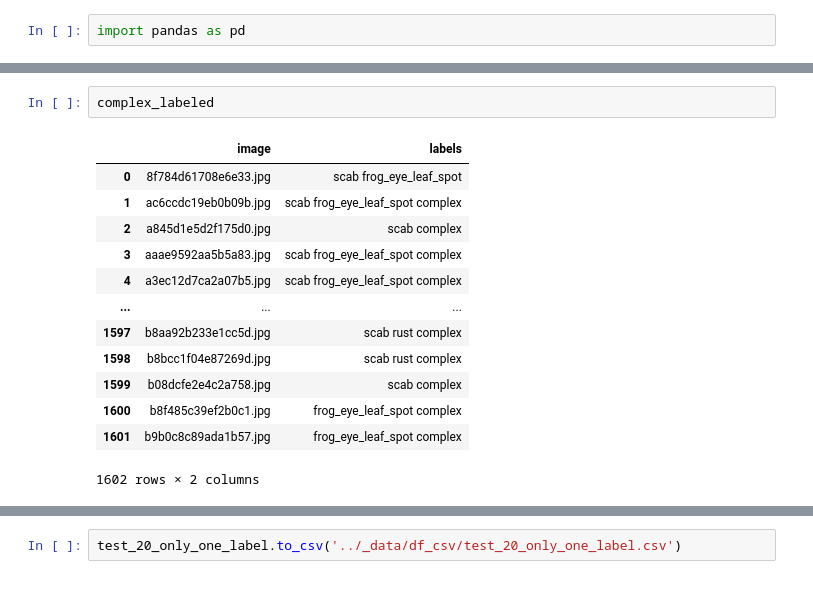
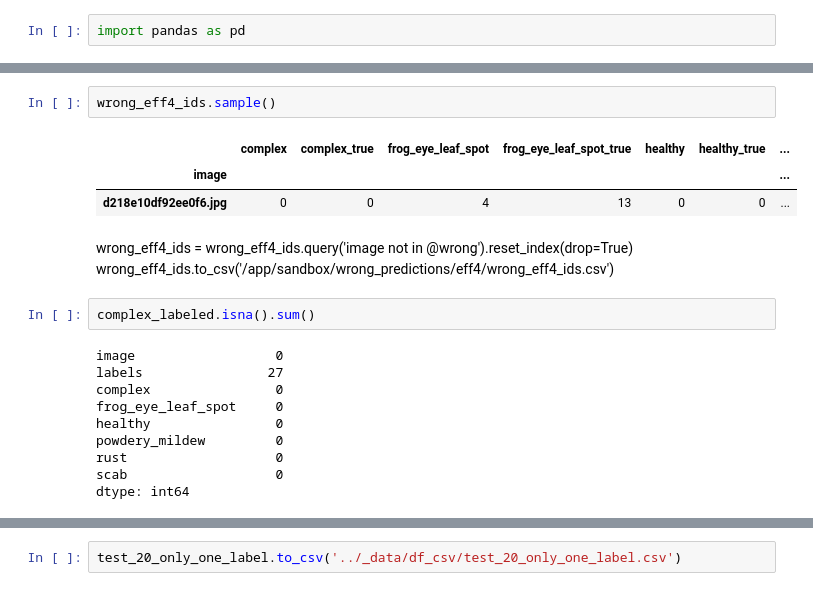
Before and after one commit to ntatanko/kaggle-plant-pathology-v2, a Jupyter notebook: src/make_df.ipynb, the cells around one changed output, grey strips where cells are left out. Cells and saved outputs as stored; diff of their text form.

```diff
--- a/src/make_df.ipynb
+++ b/src/make_df.ipynb
@@ -56,16 +57,21 @@ complex_labeled = pd.read_csv('/app/_data/df_csv/complex_labels.csv')
+# %%
+wrong_eff4_ids.sample()
+# %% [output]
+|  | complex | complex_true | frog_eye_leaf_spot | frog_eye_leaf_spot_true | healthy | healthy_true | ... |
+| image |  |  |  |  |  |  | ... |
+| d218e10df92ee0f6.jpg | 0 | 0 | 4 | 13 | 0 | 0 | ... |
+# %% [markdown]
+wrong_eff4_ids = wrong_eff4_ids.query('image not in @wrong').reset_index(drop=True)
+wrong_eff4_ids.to_csv('/app/sandbox/wrong_predictions/eff4/wrong_eff4_ids.csv')
 # %%
-complex_labeled
+complex_labeled.isna().sum()
 # %% [output]
-|  | image | labels |
-| 0 | 8f784d61708e6e33.jpg | scab frog_eye_leaf_spot |
-| 1 | ac6ccdc19eb0b09b.jpg | scab frog_eye_leaf_spot complex |
-| 2 | a845d1e5d2f175d0.jpg | scab complex |
-| 3 | aaae9592aa5b5a83.jpg | scab frog_eye_leaf_spot complex |
-| 4 | a3ec12d7ca2a07b5.jpg | scab frog_eye_leaf_spot complex |
-| ... | ... | ... |
-| 1597 | b8aa92b233e1cc5d.jpg | scab rust complex |
-| 1598 | b8bcc1f04e87269d.jpg | scab rust complex |
-| 1599 | b08dcfe2e4c2a758.jpg | scab complex |
-| 1600 | b8f485c39ef2b0c1.jpg | frog_eye_leaf_spot complex |
-| 1601 | b9b0c8c89ada1b57.jpg | frog_eye_leaf_spot complex |
-1602 rows × 2 columns
+image                  0
+labels                27
+complex                0
+frog_eye_leaf_spot     0
+healthy                0
+powdery_mildew         0
+rust                   0
+scab                   0
+dtype: int64
```
Also changed, not shown: parts of 10 cells of this notebook, 21 other files.
